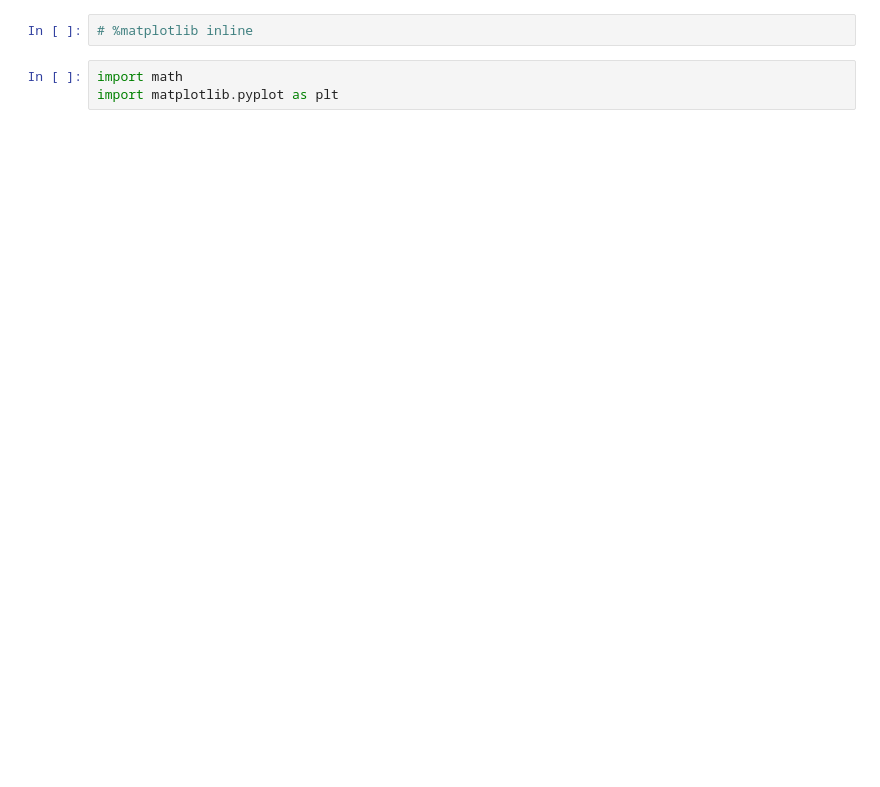
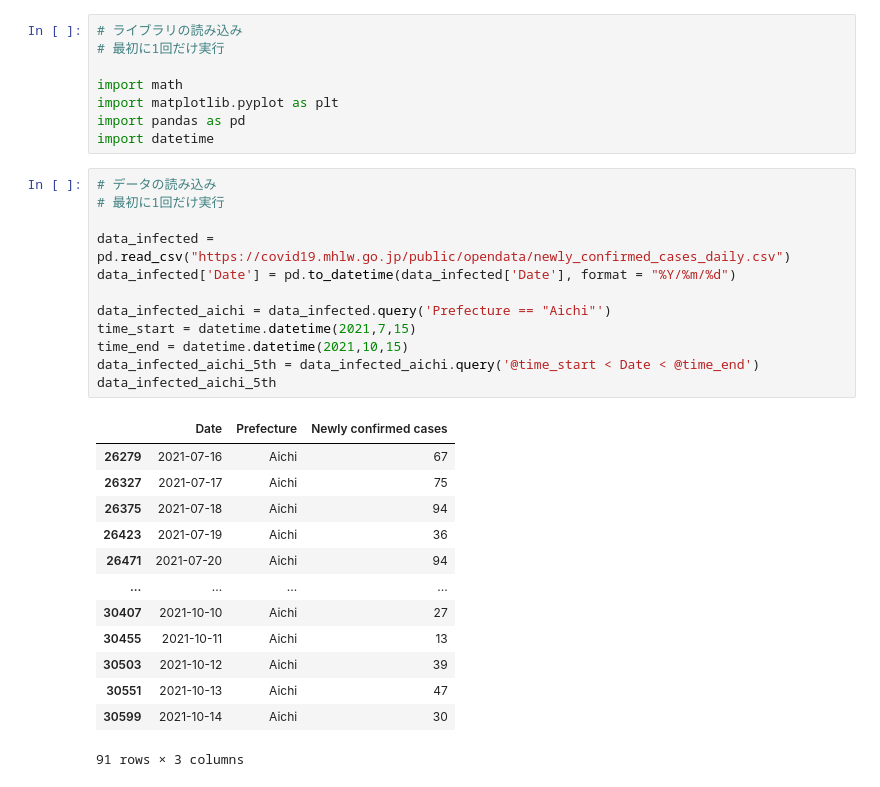
Before and after one commit to iwanaminami/tokuronX2021, a Jupyter notebook: SIR.ipynb, the cells around one changed output. Saved outputs shown, nothing was run; the diff lists cells and outputs as text; blank space fills up the shorter version.

```diff
--- a/SIR.ipynb
+++ b/SIR.ipynb
@@ -30,8 +42,37 @@ $$
 $$
 R_0=-\frac{\ln(1-z)}{z}
 $$
-# %%
-# %matplotlib inline
 # %%
+# ライブラリの読み込み
+# 最初に1回だけ実行
+
 import math
 import matplotlib.pyplot as plt
+import pandas as pd
+import datetime
+# %%
+# データの読み込み
+# 最初に1回だけ実行
+
+data_infected = pd.read_csv("https://covid19.mhlw.go.jp/public/opendata/newly_confirmed_cases_daily.csv")
+data_infected['Date'] = pd.to_datetime(data_infected['Date'], format = "%Y/%m/%d")
+
+data_infected_aichi = data_infected.query('Prefecture == "Aichi"')
+time_start = datetime.datetime(2021,7,15)
+time_end = datetime.datetime(2021,10,15)
+data_infected_aichi_5th = data_infected_aichi.query('@time_start < Date < @time_end')
+data_infected_aichi_5th
+# %% [output]
+|  | Date | Prefecture | Newly confirmed cases |
+| 26279 | 2021-07-16 | Aichi | 67 |
+| 26327 | 2021-07-17 | Aichi | 75 |
+| 26375 | 2021-07-18 | Aichi | 94 |
+| 26423 | 2021-07-19 | Aichi | 36 |
+| 26471 | 2021-07-20 | Aichi | 94 |
+| ... | ... | ... | ... |
+| 30407 | 2021-10-10 | Aichi | 27 |
+| 30455 | 2021-10-11 | Aichi | 13 |
+| 30503 | 2021-10-12 | Aichi | 39 |
+| 30551 | 2021-10-13 | Aichi | 47 |
+| 30599 | 2021-10-14 | Aichi | 30 |
+91 rows × 3 columns
```
Also changed, not shown: parts of 7 cells of this notebook.
